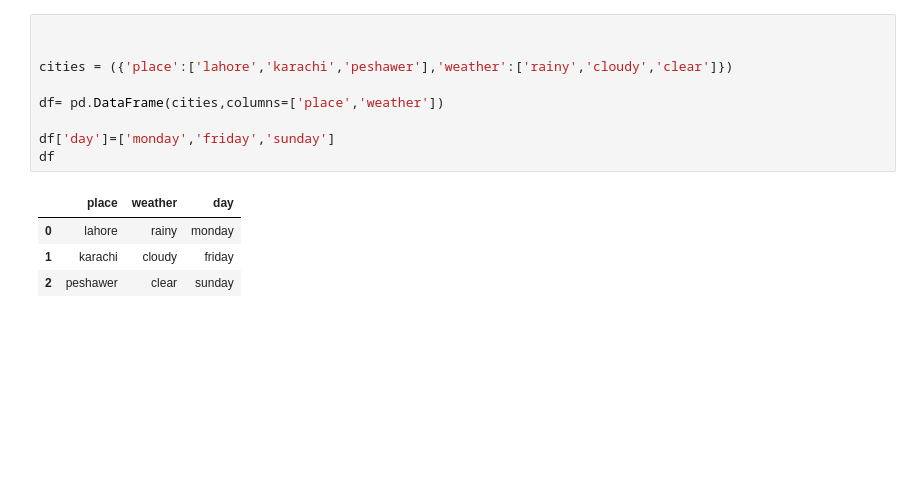
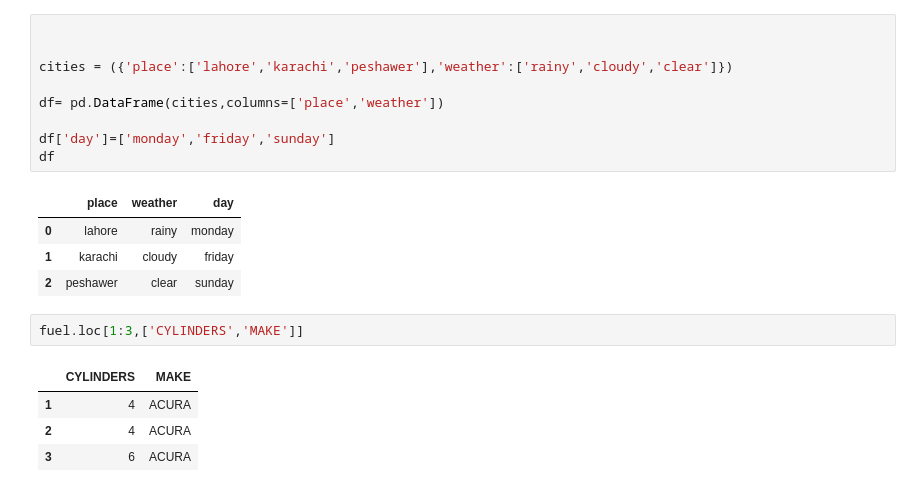
Before and after one commit to juneedpk/data-viz1, a Jupyter notebook: pandas.ipynb, the cells around one changed output. Cells and saved outputs as stored; diff of their text form; blank space fills up the shorter version.

```diff
--- a/pandas.ipynb
+++ b/pandas.ipynb
@@ -222,3 +224,10 @@ df
 | 0 | lahore | rainy | monday |
 | 1 | karachi | cloudy | friday |
 | 2 | peshawer | clear | sunday |
+# %%
+fuel.loc[1:3,['CYLINDERS','MAKE']]
+# %% [output]
+|  | CYLINDERS | MAKE |
+| 1 | 4 | ACURA |
+| 2 | 4 | ACURA |
+| 3 | 6 | ACURA |
```
Also changed, not shown: parts of 6 cells of this notebook, 1 other file.
